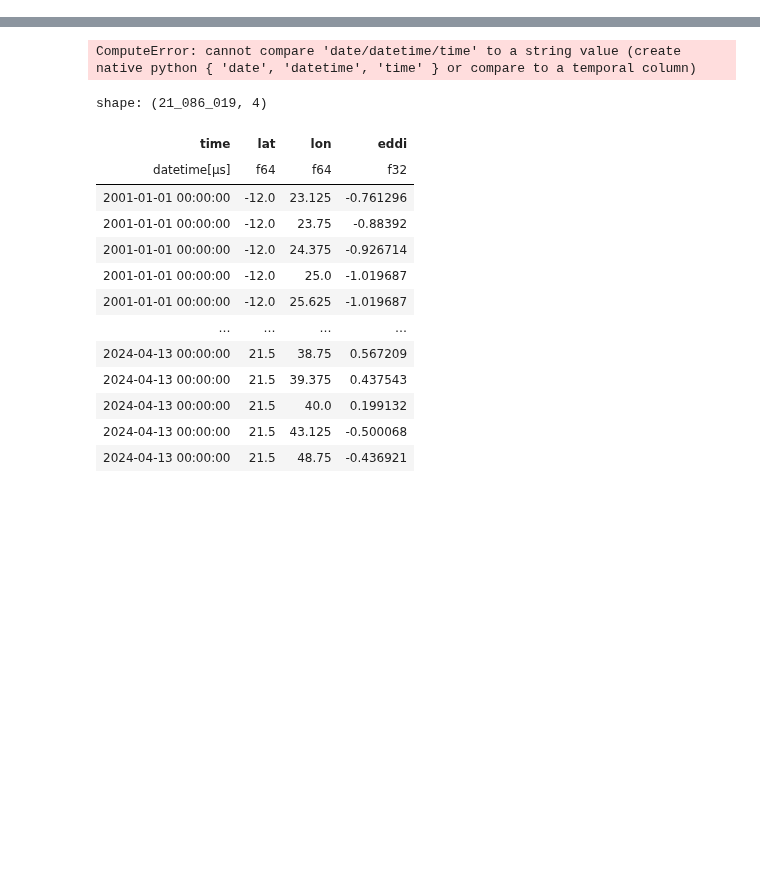
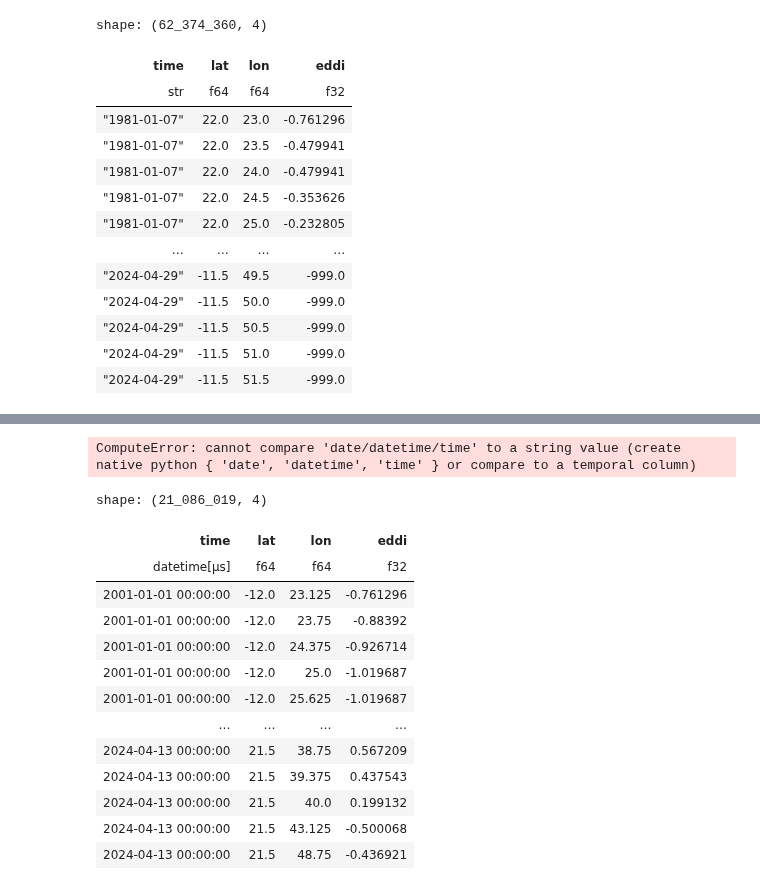
Before and after one commit to AdamPrzychodniPrivate/soil-water-forecasting, a Jupyter notebook: ml-modeling-pipeline/notebooks/1.2 data_collection_noaa.ipynb, the cells around one changed output, grey strips where cells are left out. Cells and saved outputs as stored; diff of their text form; code cells hidden in the pictures; blank space fills up the shorter version.

```diff
--- a/ml-modeling-pipeline/notebooks/1.2 data_collection_noaa.ipynb
+++ b/ml-modeling-pipeline/notebooks/1.2 data_collection_noaa.ipynb
@@ -224,0 +318,17 @@ Merged file saved to /workspace/soil-ml-modeling-pipeline/ml-modeling-pipeline/d
+# %%
+df_2
+# %% [output]
+shape: (62_374_360, 4)
+| time | lat | lon | eddi |
+| str | f64 | f64 | f32 |
+| "1981-01-07" | 22.0 | 23.0 | -0.761296 |
+| "1981-01-07" | 22.0 | 23.5 | -0.479941 |
+| "1981-01-07" | 22.0 | 24.0 | -0.479941 |
+| "1981-01-07" | 22.0 | 24.5 | -0.353626 |
+| "1981-01-07" | 22.0 | 25.0 | -0.232805 |
+| … | … | … | … |
+| "2024-04-29" | -11.5 | 49.5 | -999.0 |
+| "2024-04-29" | -11.5 | 50.0 | -999.0 |
+| "2024-04-29" | -11.5 | 50.5 | -999.0 |
+| "2024-04-29" | -11.5 | 51.0 | -999.0 |
+| "2024-04-29" | -11.5 | 51.5 | -999.0 |
```
Also changed, not shown: parts of 17 cells of this notebook.
